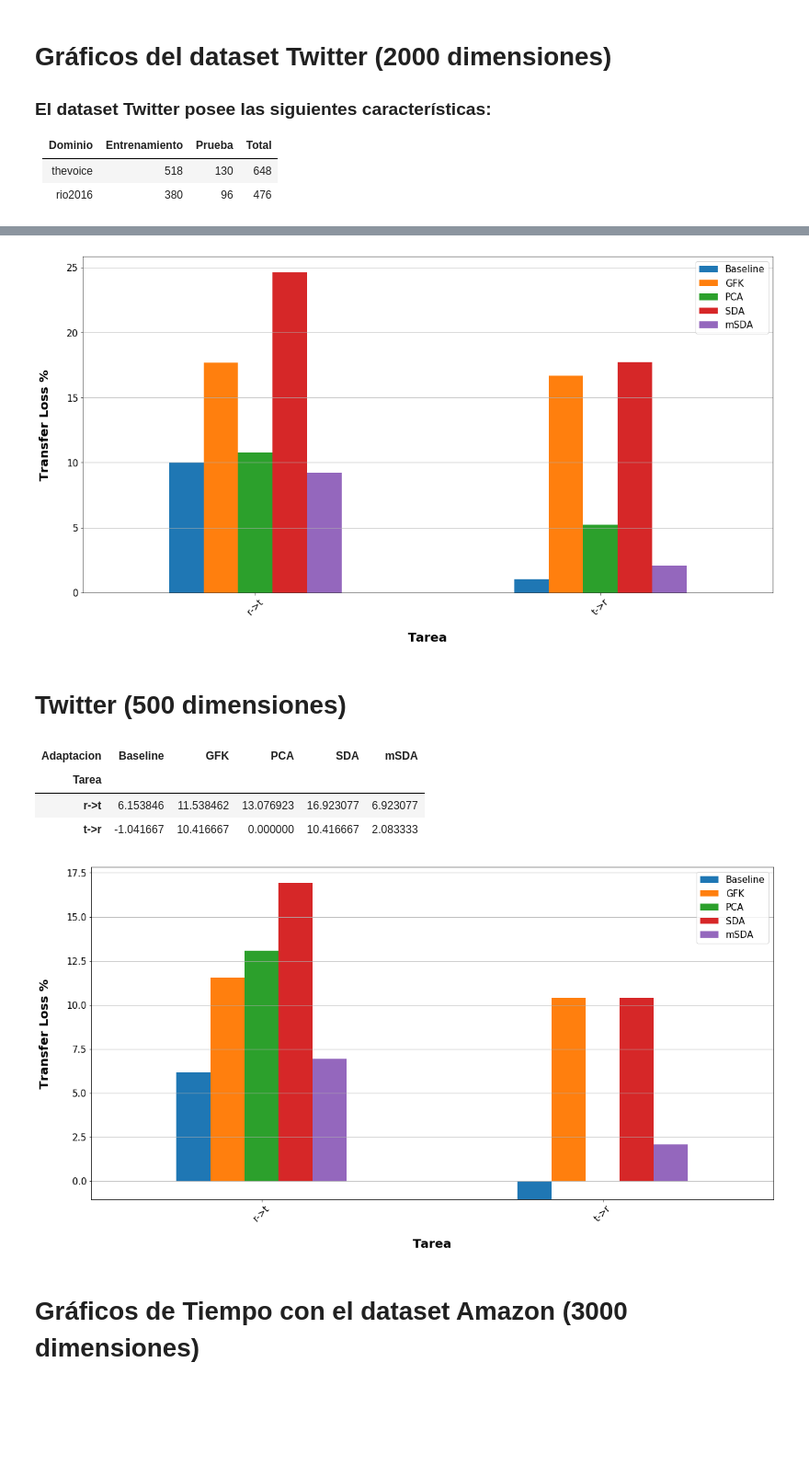
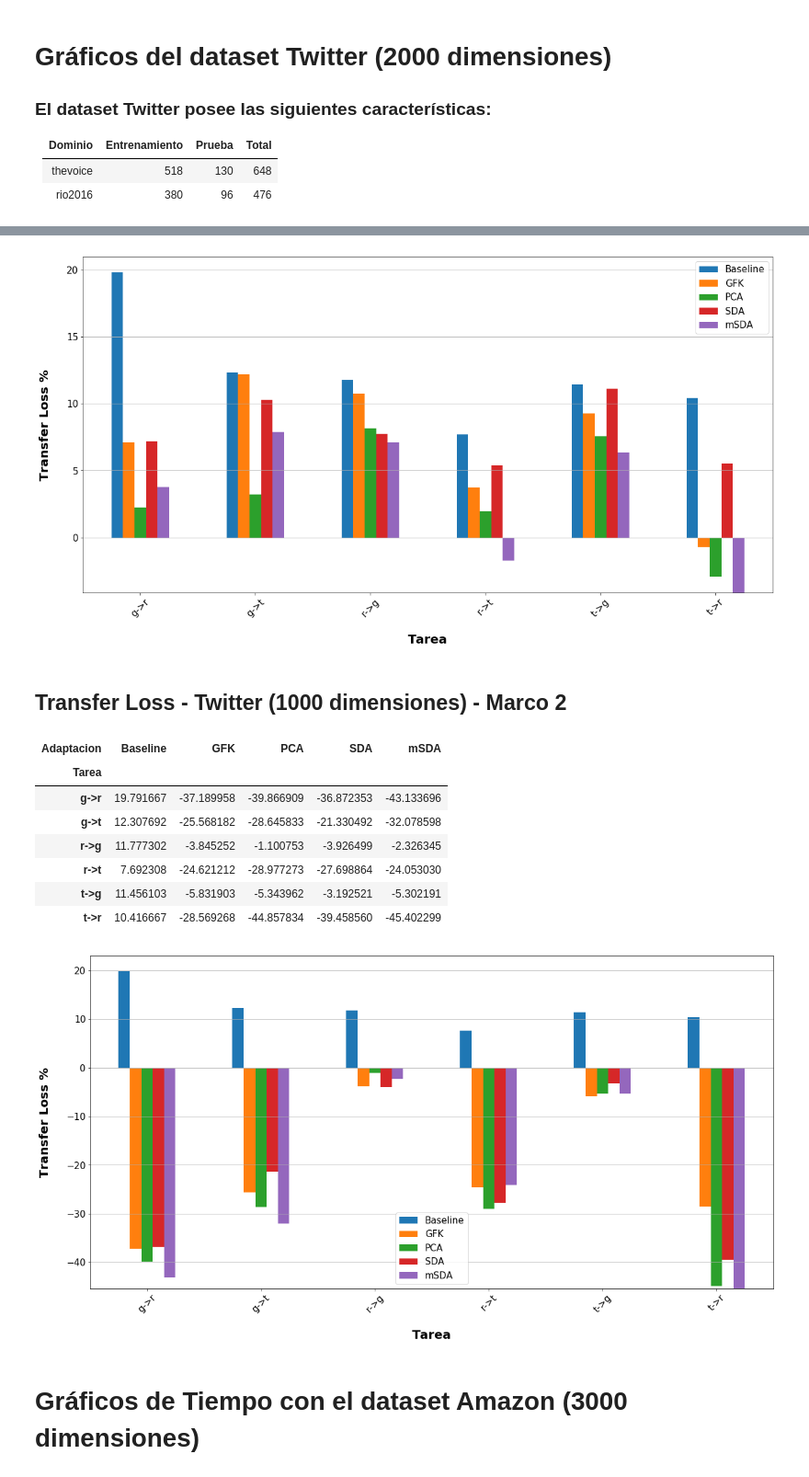
Before and after one commit to franciscoprimero/Memoria, a Jupyter notebook: Graficos.ipynb, the cells around one changed output, grey strips where cells are left out. Shown: that part at 92% size. Saved outputs shown, nothing was run; the diff lists cells and outputs as text; code cells hidden in the pictures; blank space fills up the shorter version.

Commit message:
Pruebas con el Marco Experimental 2 agregadas.

```diff
--- a/Graficos.ipynb
+++ b/Graficos.ipynb
@@ -168,35 +167,39 @@ twitter_plot.yaxis.grid(which='major')
 twitter_plot.set_ylabel("Transfer Loss %", labelpad=25,fontsize=20, weight='bold')
 twitter_plot.set_xlabel("Tarea", labelpad=25,fontsize=20, weight='bold')
 
-figure_path = os.path.join(graficos_path, datasets[1], "%d.png" % dims)
-#plt.savefig(figure_path, bbox_inches='tight')
+figure_path = os.path.join(graficos_path, datasets[1], "me1_tloss_%d.png" % dims)
+plt.savefig(figure_path, bbox_inches='tight')
 # %% [output]
-[figure, old version]
+[figure, new version]
 # %% [markdown]
-# Twitter (500 dimensiones)
+## Transfer Loss - Twitter (1000 dimensiones) - Marco 2
 # %%
-dims = 500
-df_twitter = get_scores_dataframe(datasets[1], dims)
+dims = 1000
+df_twitter = get_scores_dataframe(datasets[1], dims, "me2_")
 df_twitter
 # %% [output]
 | Adaptacion | Baseline | GFK | PCA | SDA | mSDA |
 | Tarea |  |  |  |  |  |
-| r->t | 6.153846 | 11.538462 | 13.076923 | 16.923077 | 6.923077 |
-| t->r | -1.041667 | 10.416667 | 0.000000 | 10.416667 | 2.083333 |
+| g->r | 19.791667 | -37.189958 | -39.866909 | -36.872353 | -43.133696 |
+| g->t | 12.307692 | -25.568182 | -28.645833 | -21.330492 | -32.078598 |
+| r->g | 11.777302 | -3.845252 | -1.100753 | -3.926499 | -2.326345 |
+| r->t | 7.692308 | -24.621212 | -28.977273 | -27.698864 | -24.053030 |
+| t->g | 11.456103 | -5.831903 | -5.343962 | -3.192521 | -5.302191 |
+| t->r | 10.416667 | -28.569268 | -44.857834 | -39.458560 | -45.402299 |
 # %%
 twitter_plot = df_twitter.plot(kind='bar', figsize=(20,10), rot=45, fontsize=15, legend=False)
 patches, labels = twitter_plot.get_legend_handles_labels()
 
 twitter_plot.legend(patches, labels, loc='best', fontsize=15)
 twitter_plot.yaxis.grid(which='major')
 
 twitter_plot.set_ylabel("Transfer Loss %", labelpad=25,fontsize=20, weight='bold')
 twitter_plot.set_xlabel("Tarea", labelpad=25,fontsize=20, weight='bold')
 
-figure_path = os.path.join(graficos_path, datasets[1], "%d.png" % dims)
-#plt.savefig(figure_path, bbox_inches='tight')
+figure_path = os.path.join(graficos_path, datasets[1], "me2_tloss_%d.png" % dims)
+plt.savefig(figure_path, bbox_inches='tight')
 # %% [output]
-[figure, old version]
+[figure, new version]
 # %% [markdown]
 # Gráficos de Tiempo con el dataset Amazon (3000 dimensiones)
 # %%
```
Also changed, not shown: parts of 14 cells of this notebook, 47 other files.
